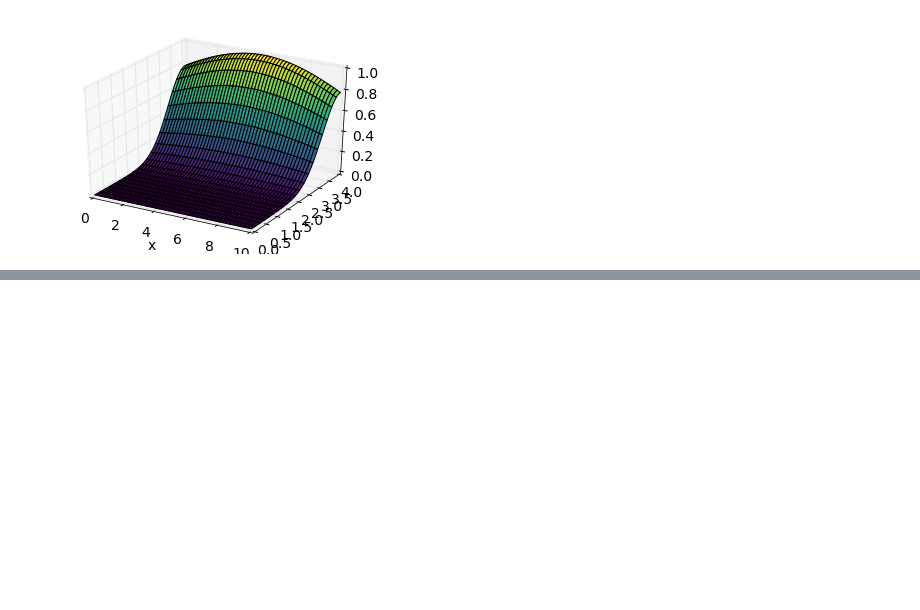
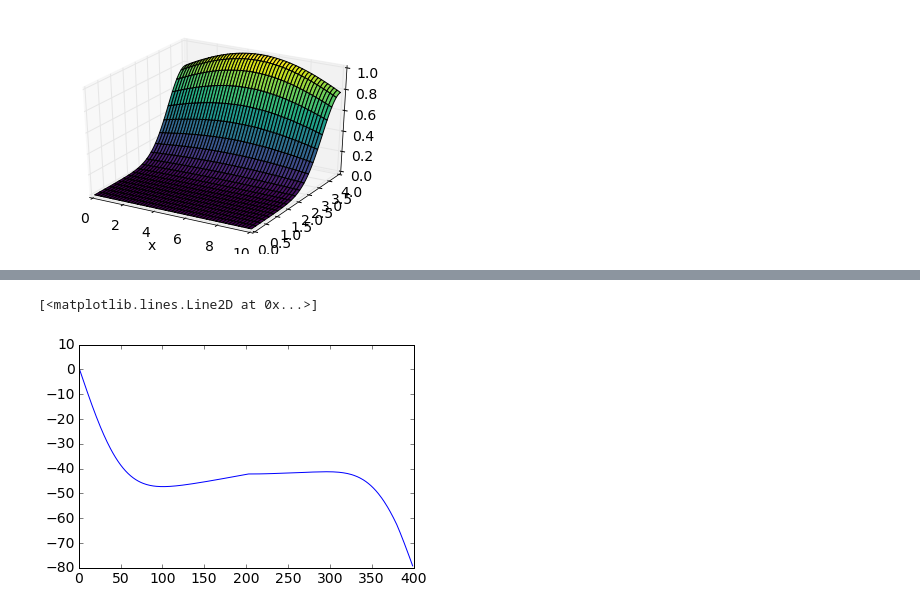
Before and after one commit to numerical-mooc/assignment-bank-2016, a Jupyter notebook: morrill/testing_with_waves.ipynb, the cells around one changed output, grey strips where cells are left out. Drawn from its saved outputs; the diff is of its cells as text; code cells hidden in the pictures; blank space fills up the shorter version.

```diff
--- a/morrill/testing_with_waves.ipynb
+++ b/morrill/testing_with_waves.ipynb
@@ -219,0 +218,9 @@ dt
+# %%
+tt = numpy.zeros(nt)
+for i in range(0,nt):
+    tt[i] = p[i,-1,:].min()
+pyplot.figure()
+pyplot.plot(numpy.arange(0,nt),tt);
+# %% [output]
+[<matplotlib.lines.Line2D at 0x...>]
+[figure, added]
```
Also changed, not shown: parts of 6 cells of this notebook.
